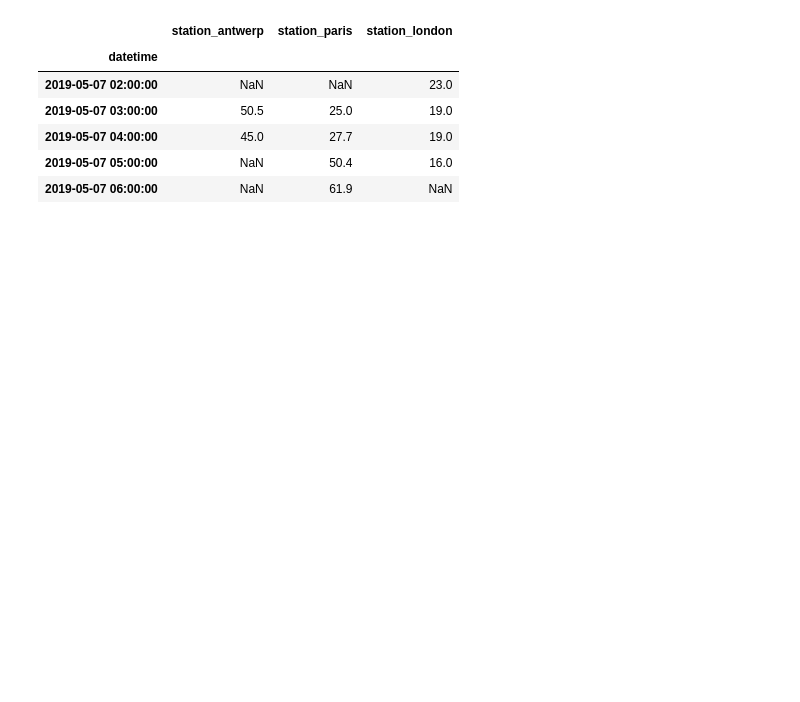
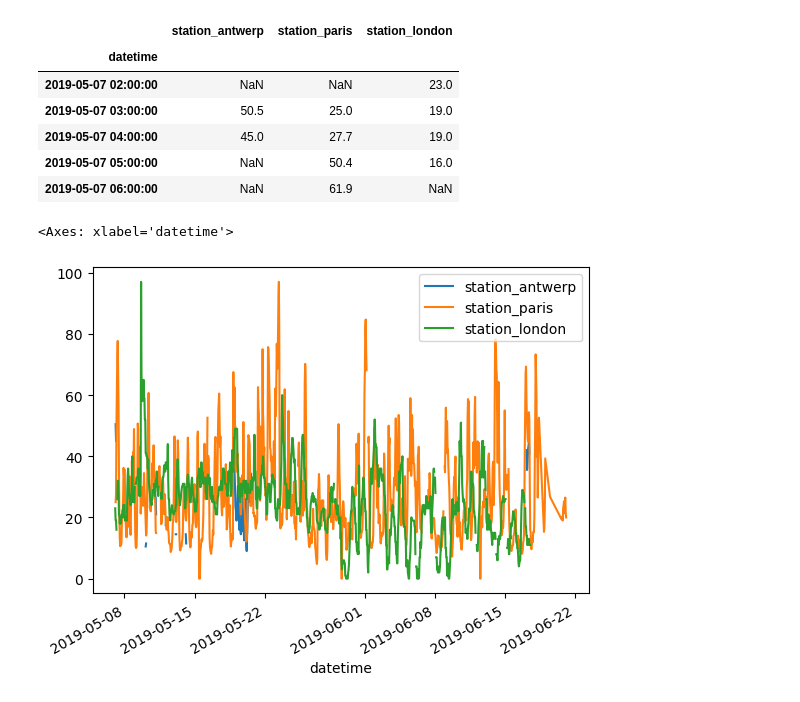
Before and after one commit to AGT-tech/pandas_tutorial_for_air_quality_data, a Jupyter notebook: pd_nb_aqd_no2.ipynb, the cells around one changed output. Drawn from its saved outputs; the diff is of its cells as text; code cells hidden in the pictures; blank space fills up the shorter version.

Commit message:
Plot the data quick with .plot()

```diff
--- a/pd_nb_aqd_no2.ipynb
+++ b/pd_nb_aqd_no2.ipynb
@@ -13,3 +13,8 @@ air_quality.head()
 | 2019-05-07 04:00:00 | 45.0 | 27.7 | 19.0 |
 | 2019-05-07 05:00:00 | NaN | 50.4 | 16.0 |
 | 2019-05-07 06:00:00 | NaN | 61.9 | NaN |
+# %%
+air_quality.plot()
+# %% [output]
+<Axes: xlabel='datetime'>
+[figure, added]
```
